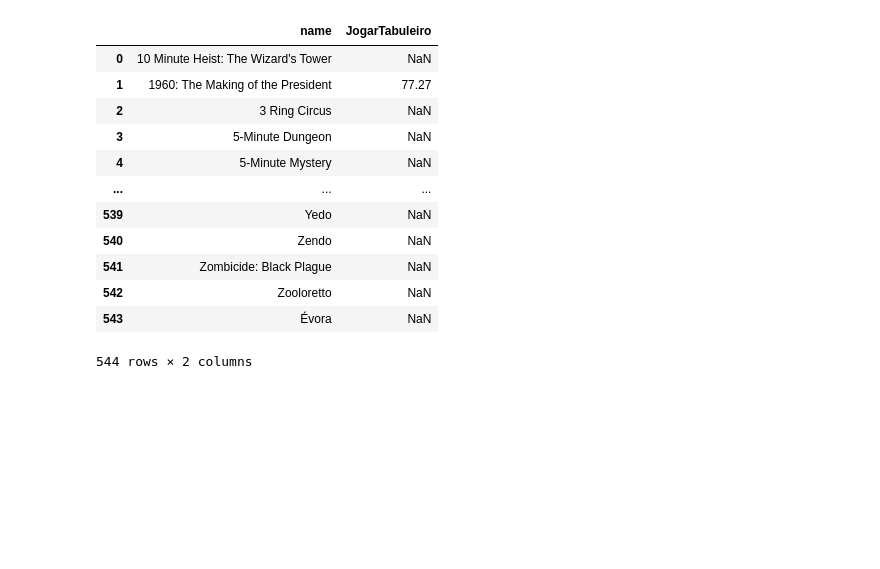
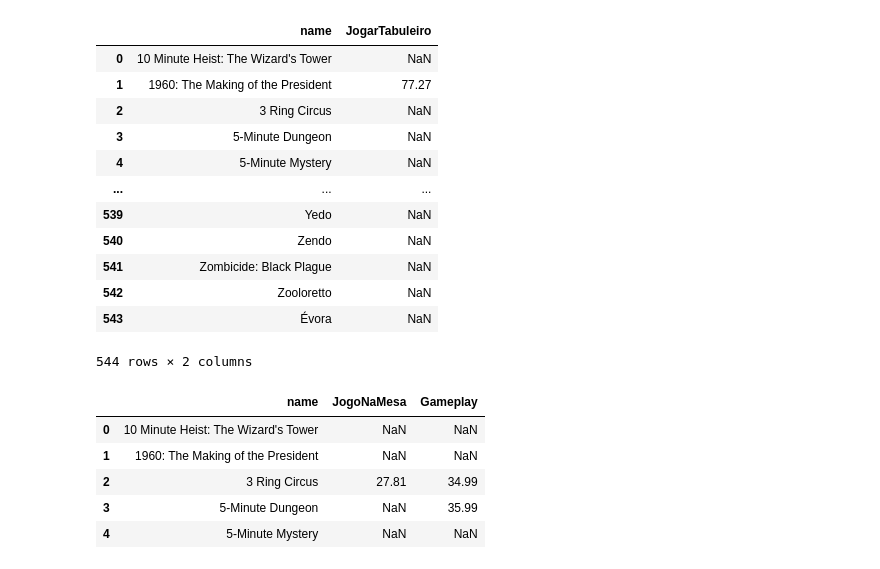
Before and after one commit to miguelgaspar24/BoardgamePrices, a Jupyter notebook: scripts_debug.ipynb, the cells around one changed output. Cells and saved outputs as stored; diff of their text form; code cells hidden in the pictures; blank space fills up the shorter version.

```diff
--- a/scripts_debug.ipynb
+++ b/scripts_debug.ipynb
@@ -260,3 +261,13 @@ jogartabuleiro
 | 542 | Zooloretto | NaN |
 | 543 | Évora | NaN |
 544 rows × 2 columns
+# %%
+data = pd.read_excel(r".\data\2024_prices\January.xlsx")
+data.head()
+# %% [output]
+|  | name | JogoNaMesa | Gameplay |
+| 0 | 10 Minute Heist: The Wizard's Tower | NaN | NaN |
+| 1 | 1960: The Making of the President | NaN | NaN |
+| 2 | 3 Ring Circus | 27.81 | 34.99 |
+| 3 | 5-Minute Dungeon | NaN | 35.99 |
+| 4 | 5-Minute Mystery | NaN | NaN |
```
Also changed, not shown: parts of 5 cells of this notebook.
